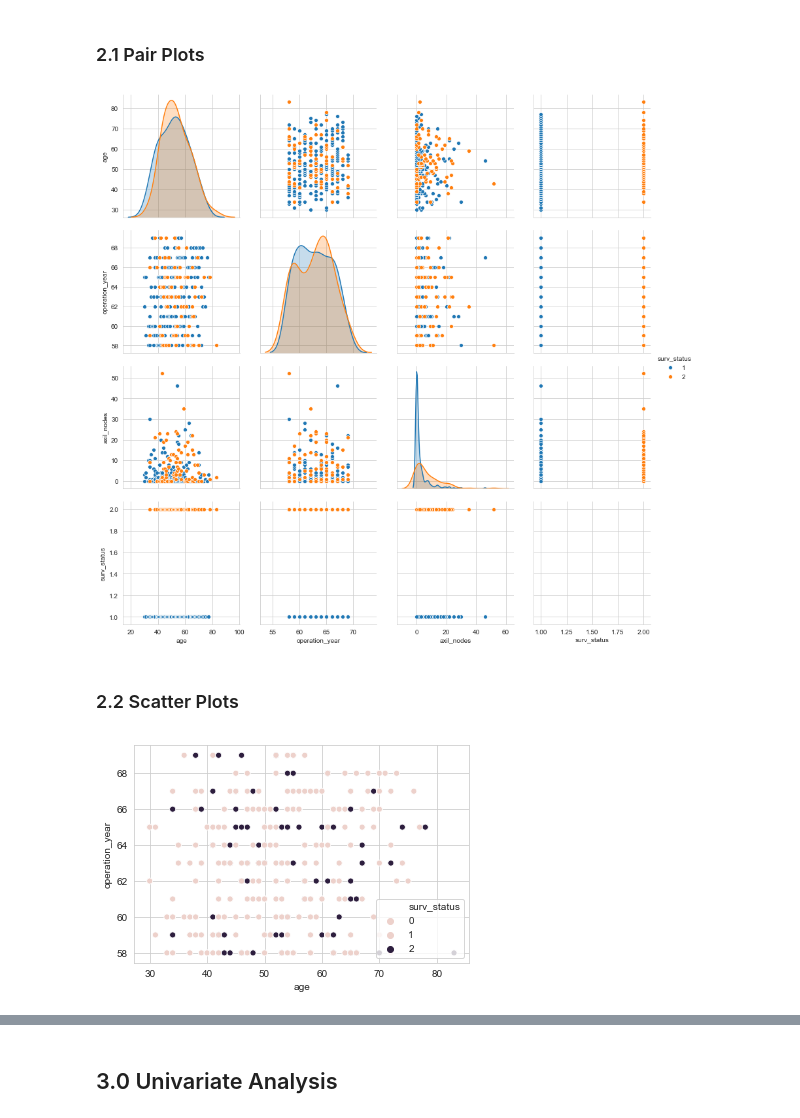
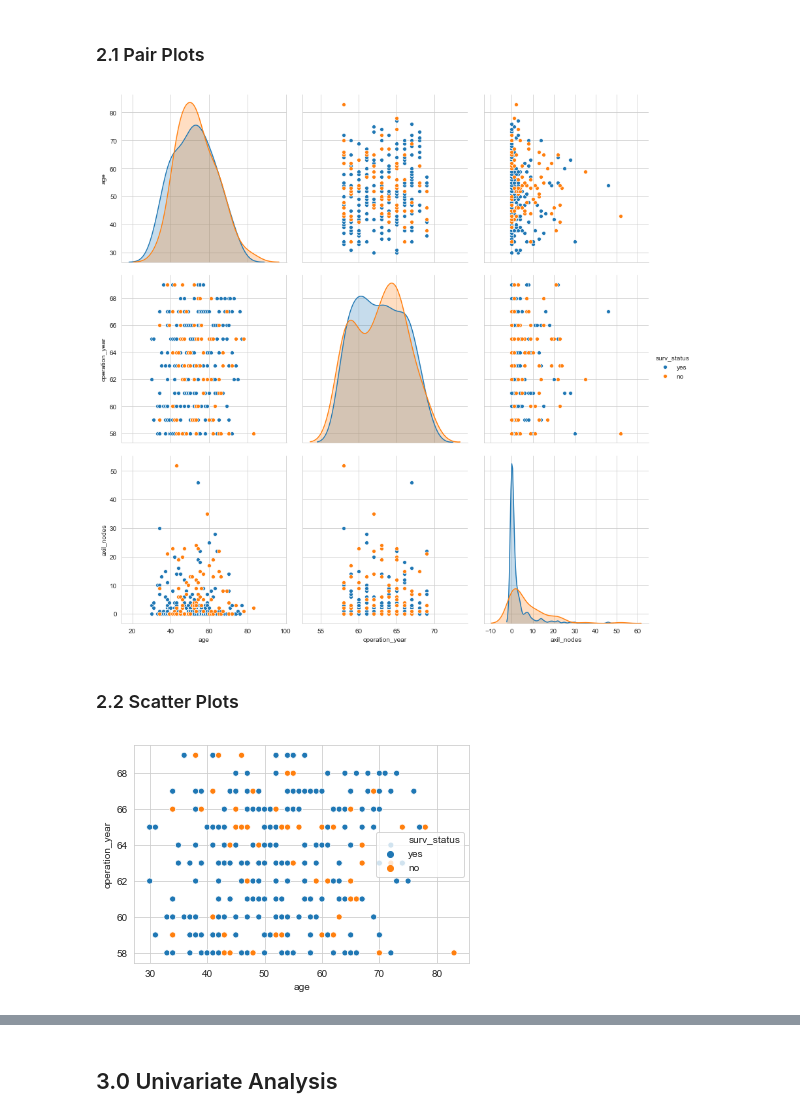
Before and after one commit to linkedafaque/Machine-Learning, a Jupyter notebook: 4. Exploratory Data Analysis (EDA)/5. Haberman EDA Assignment.ipynb, the cells around one changed output, grey strips where cells are left out. Cells and saved outputs as stored; diff of their text form; code cells hidden in the pictures.

```diff
--- a/4. Exploratory Data Analysis (EDA)/5. Haberman EDA Assignment.ipynb
+++ b/4. Exploratory Data Analysis (EDA)/5. Haberman EDA Assignment.ipynb
@@ -57,3 +57,7 @@ df.head()
 | 2 | 31 | 59 | 2 | 1 |
 | 3 | 31 | 65 | 4 | 1 |
 | 4 | 33 | 58 | 10 | 1 |
+# %%
+df['surv_status'][df['surv_status'] == 1] = 'yes'
+df['surv_status'][df['surv_status'] == 2] = 'no'
+df.head()
@@ -72,19 +83,18 @@ Name: surv_status, dtype: int64
 # %% [markdown]
 ### 2.1 Pair Plots
 # %%
-plt.close()
 sns.set_style('whitegrid')
-sns.pairplot(df, hue='surv_status',size=3)
+sns.pairplot(df, hue='surv_status',size=4)
 plt.show()
 # %% [output]
-[figure, old version]
+[figure, new version]
 # %% [markdown]
 ### 2.2 Scatter Plots
 # %%
 sns.scatterplot(data=df, x='age', y='operation_year', hue='surv_status')
 plt.show()
 # %% [output]
-[figure, old version]
+[figure, new version]
 # %%
 sns.scatterplot(data=df, x='age', y='axil_nodes', hue='surv_status')
 plt.show()
```
Also changed, not shown: parts of 15 cells of this notebook.
